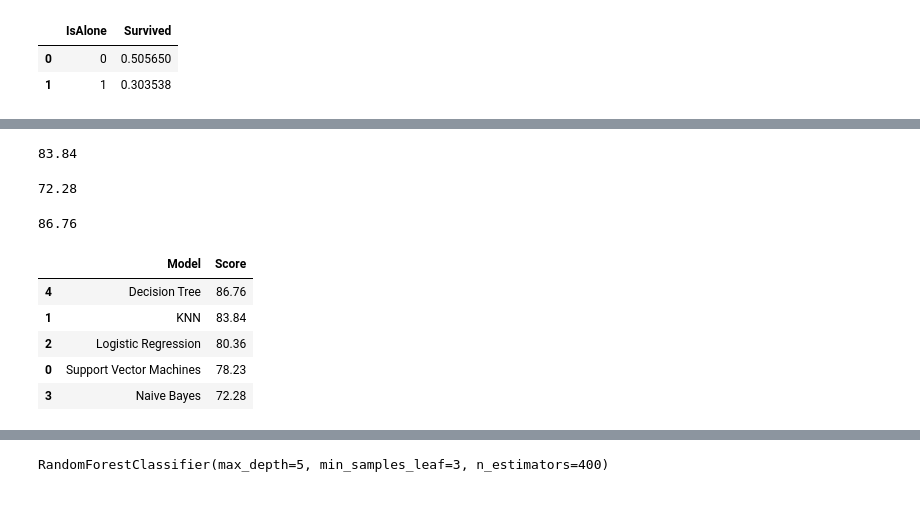
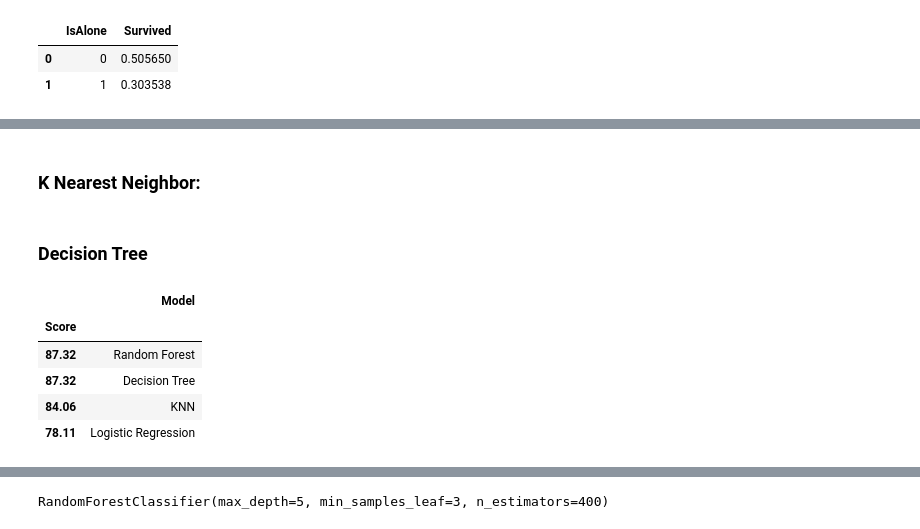
Before and after one commit to sonalijoseph1205/Titanic_ML, a Jupyter notebook: Titanic_Notebook_1.ipynb, the cells around one changed output, grey strips where cells are left out. Drawn from its saved outputs; the diff is of its cells as text; code cells hidden in the pictures; blank space fills up the shorter version.

```diff
--- a/Titanic_Notebook_1.ipynb
+++ b/Titanic_Notebook_1.ipynb
@@ -244,5 +353,5 @@ train_df.head()
 # %%
-train_df = train_df.drop(['Name', 'PassengerId'], axis=1)
+train_df = train_df.drop(['Name'], axis=1)
 test_df = test_df.drop(['Name'], axis=1)
 combine = [train_df, test_df]
 train_df.shape, test_df.shape
@@ -270,0 +378,3 @@ plt.show()
+# %%
+train_df = train_df.drop(['Ticket'], axis=1)
+test_df = test_df.drop(['Ticket'], axis=1)
@@ -511,0 +608,8 @@ coeff_df.sort_values(by='Correlation', ascending=False)
+# %%
+random_forest = RandomForestClassifier(n_estimators=100)
+random_forest.fit(X_train, Y_train)
+
+Y_prediction = random_forest.predict(X_test)
+
+random_forest.score(X_train, Y_train)
+acc_random_forest = round(random_forest.score(X_train, Y_train) * 100, 2)
@@ -512,6 +618,7 @@ coeff_df.sort_values(by='Correlation', ascending=False)
 # %%
-svc = SVC()
-svc.fit(X_train, Y_train)
-Y_pred = svc.predict(X_test)
-acc_svc = round(svc.score(X_train, Y_train) * 100, 2)
-acc_svc
+logreg = LogisticRegression()
+logreg.fit(X_train, Y_train)
+
+Y_pred = logreg.predict(X_test)
+
+acc_log = round(logreg.score(X_train, Y_train) * 100, 2)
@@ -520,41 +625,30 @@ acc_svc
+# %% [markdown]
+### K Nearest Neighbor:
 # %%
 knn = KNeighborsClassifier(n_neighbors = 3)
 knn.fit(X_train, Y_train)
 Y_pred = knn.predict(X_test)
 acc_knn = round(knn.score(X_train, Y_train) * 100, 2)
-acc_knn
-# %% [output]
-83.84
+# %% [markdown]
+### Decision Tree
 # %%
-# Gaussian Naive Bayes
-
-gaussian = GaussianNB()
-gaussian.fit(X_train, Y_train)
-Y_pred = gaussian.predict(X_test)
-acc_gaussian = round(gaussian.score(X_train, Y_train) * 100, 2)
-acc_gaussian
+decision_tree = DecisionTreeClassifier()
+decision_tree.fit(X_train, Y_train)
+Y_pred = decision_tree.predict(X_test)
+acc_decision_tree = round(decision_tree.score(X_train, Y_train) * 100, 2)
-# %% [output]
-72.28
-# %%
-# Decision Tree
-
-decision_tree = DecisionTreeClassifier()
-decision_tree.fit(X_train, Y_train)
-Y_pred = decision_tree.predict(X_test)
-acc_decision_tree = round(decision_tree.score(X_train, Y_train) * 100, 2)
-acc_decision_tree
-# %% [output]
-86.76
 # %%
-models = pd.DataFrame({
-    'Model': ['Support Vector Machines', 'KNN', 'Logistic Regression', 'Naive Bayes',
-              'Decision Tree'],
-    'Score': [acc_svc, acc_knn, acc_log, acc_gaussian, acc_decision_tree]})
-models.sort_values(by='Score', ascending=False)
+results = pd.DataFrame({
+    'Model': [ 'KNN', 'Logistic Regression',
+              'Random Forest', 'Decision Tree'],
+    'Score': [ acc_knn, acc_log,
+              acc_random_forest, acc_decision_tree]})
+result_df = results.sort_values(by='Score', ascending=False)
+result_df = result_df.set_index('Score')
+result_df.head(9)
 # %% [output]
-|  | Model | Score |
-| 4 | Decision Tree | 86.76 |
-| 1 | KNN | 83.84 |
-| 2 | Logistic Regression | 80.36 |
-| 0 | Support Vector Machines | 78.23 |
-| 3 | Naive Bayes | 72.28 |
+|  | Model |
+| Score |  |
+| 87.32 | Random Forest |
+| 87.32 | Decision Tree |
+| 84.06 | KNN |
+| 78.11 | Logistic Regression |
```
Also changed, not shown: parts of 131 cells of this notebook, 1 other file.
